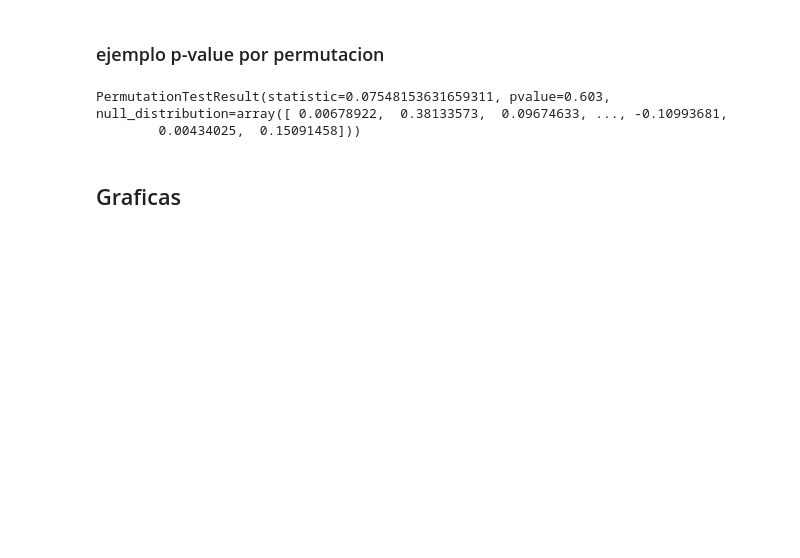
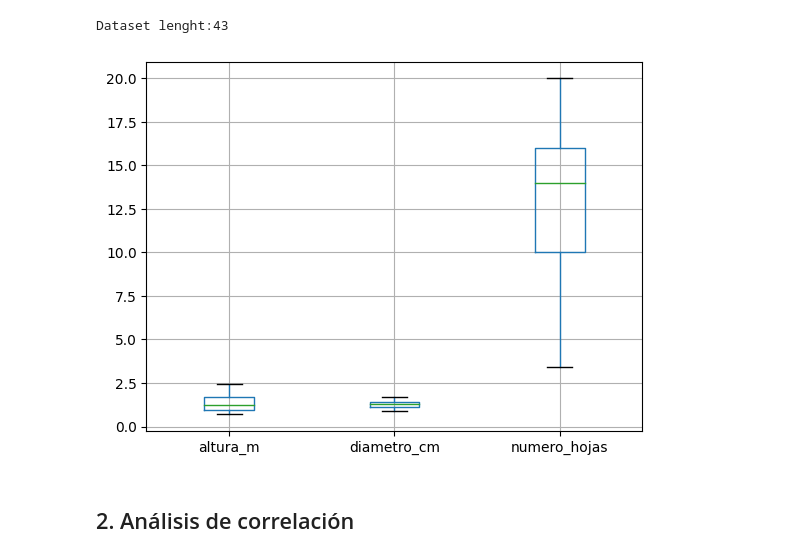
Before and after one commit to hdescobarh/simulaciones-ecologia, a Jupyter notebook: simulation_notebooks_es/alometria_basico/araceas_yotoco.ipynb, the cells around one changed output. Saved outputs shown, nothing was run; the diff lists cells and outputs as text; code cells hidden in the pictures; blank space fills up the shorter version.

```diff
--- a/simulation_notebooks_es/alometria_basico/araceas_yotoco.ipynb
+++ b/simulation_notebooks_es/alometria_basico/araceas_yotoco.ipynb
@@ -40,0 +18,4 @@ araceae_df
+# %%
+araceae_raw_df = pd.read_csv("./aracea_altura.csv", header= 1).astype({"grupo": str})
+araceae_raw_df.drop("grupo", axis=1, inplace= True)
+araceae_raw_df
@@ -41 +51,26 @@ araceae_df
+# %%
+# Calculate upper and lower limits of +-1.5IQR interval
+descriptive_df = araceae_raw_df.describe()
+limit_for_outlier: dict[str, tuple[float, float]] = {col_name: (0,0) for col_name in araceae_raw_df.columns}
+for col_name in limit_for_outlier:
+    iqr = descriptive_df[col_name]["75%"] - descriptive_df[col_name]["25%"]
+    upper_limit = descriptive_df[col_name]["75%"] + 1.5 * iqr
+    lower_limit = descriptive_df[col_name]["25%"] - 1.5 * iqr
+    limit_for_outlier[col_name] = (lower_limit, upper_limit)
+# make a query proposition from the limits dictionary
+my_query = ""
+tolerance = 1e-15
+for col_name, (lower_limit, upper_limit) in limit_for_outlier.items():
+    my_query += f"({col_name} - {lower_limit} >= -{tolerance} & {col_name} - {upper_limit} <= {tolerance})"
+my_query = my_query.replace(")(", ") & (")
+# Return cleaned dataset and shows boxplot
+araceae_cleaned_df = araceae_raw_df.query(my_query)
+print("Dataset lenght:{}".format(len(araceae_cleaned_df)))
+araceae_cleaned_df.boxplot()
+plt.show()
+# %% [output]
+Dataset lenght:43
+[figure, added]
+# %% [markdown]
+## 2. Análisis de correlación
 # %%
@@ -50,15 +93,0 @@ pvalue_corrected[np.tril_indices(3, -1)] = correction_output[1]
-# %% [markdown]
-### ejemplo p-value por permutacion
-# %%
-r_spearman = lambda x: spearmanr(x,y).statistic
-x = araceae_df['numero_hojas']
-y = araceae_df['diametro_cm']
-# Solo es necesario permutar una columna!
-res_exact = permutation_test(
-    (x, ), r_spearman, vectorized=False, permutation_type='pairings')
-res_exact.statistic, res_exact.pvalue
-# %% [output]
-PermutationTestResult(statistic=0.07548153631659311, pvalue=0.603, null_distribution=array([ 0.00678922,  0.38133573,  0.09674633, ..., -0.10993681,
-        0.00434025,  0.15091458]))
-# %% [markdown]
-## Graficas
```
Also changed, not shown: parts of 21 cells of this notebook, 1 other file.
